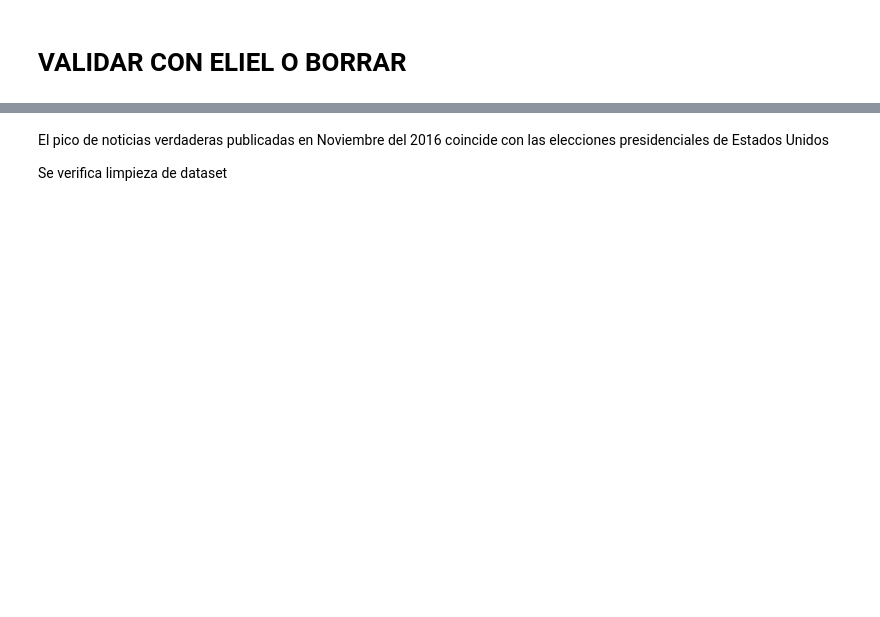
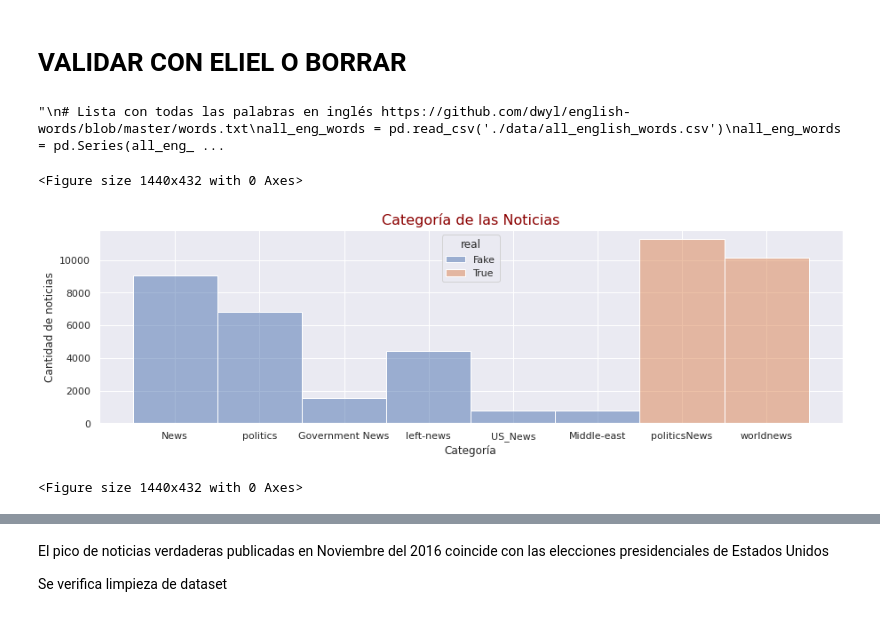
Before and after one commit to germanscillato/DS_DIGITALHOUSE-TP-INTEGRADOR, a Jupyter notebook: fakenews_organizada.ipynb, the cells around one changed output, grey strips where cells are left out. Drawn from its saved outputs; the diff is of its cells as text; code cells hidden in the pictures; blank space fills up the shorter version.

```diff
--- a/fakenews_organizada.ipynb
+++ b/fakenews_organizada.ipynb
@@ -164,5 +192,15 @@ data_fake = data[data['real'] == 'Fake']
 # %%
 '''
+# Averiguamos cuál es el largo promedio de las noticias falsas y de las reales
+
+data['text_len'] = data['text'].apply(lambda x: len(word_tokenize(x)))
+
+# Gráfico comparativo del largo promedio de las noticias falsas y verdaderas
+real_len_avg = data_real['text_len'].mean()
+fake_len_avg = data_fake['text_len'].mean()
+len_avgs = [real_len_avg, fake_len_avg]
+plt.bar(['Real', 'Fake'], len_avgs)
+
 # Lista con todas las palabras en inglés https://github.com/dwyl/english-words/blob/master/words.txt
 all_eng_words = pd.read_csv('./data/all_english_words.csv')
 all_eng_words = pd.Series(all_eng_words.iloc[:,0])
@@ -178,16 +216,26 @@ def words_percentage(text):
 
 tqdm.pandas()
 data['words_in_dict_pct'] = data['text'].progress_apply(words_percentage)
+
+new_dataset_location = './data/data_with_pct'
+data.to_csv(new_dataset_location, index = False)
+
+data2 = pd.read_csv(new_dataset_location)
+data2
 '''
+# %% [output]
+"\n# Lista con todas las palabras en inglés https://github.com/dwyl/english-words/blob/master/words.txt\nall_eng_words = pd.read_csv('./data/all_english_words.csv')\nall_eng_words = pd.Series(all_eng_ ...
 # %%
-
 sns.set(rc={'figure.figsize':(15, 4)})
 sns.histplot(data = data, x = 'subject', hue = 'real' )
-
 plt.ylabel('Cantidad de noticias')
-plt.xlabel('Tipo de noticias')
-plt.title("Balance del Dataset", fontdict= font)
+plt.xlabel('Categoría')
+plt.title("Categoría de las Noticias", fontdict= font)
 plt.figure(figsize=(20,6))
+# %% [output]
+<Figure size 1440x432 with 0 Axes>
+[figure, added]
+<Figure size 1440x432 with 0 Axes>
 # %%
 # Como hay valores diferentes en la columna "subject" para las noticias reales y las falsas borramos esa columna
 data = data.drop(columns = 'subject')
```
Also changed, not shown: parts of 66 cells of this notebook, 1 other file.
